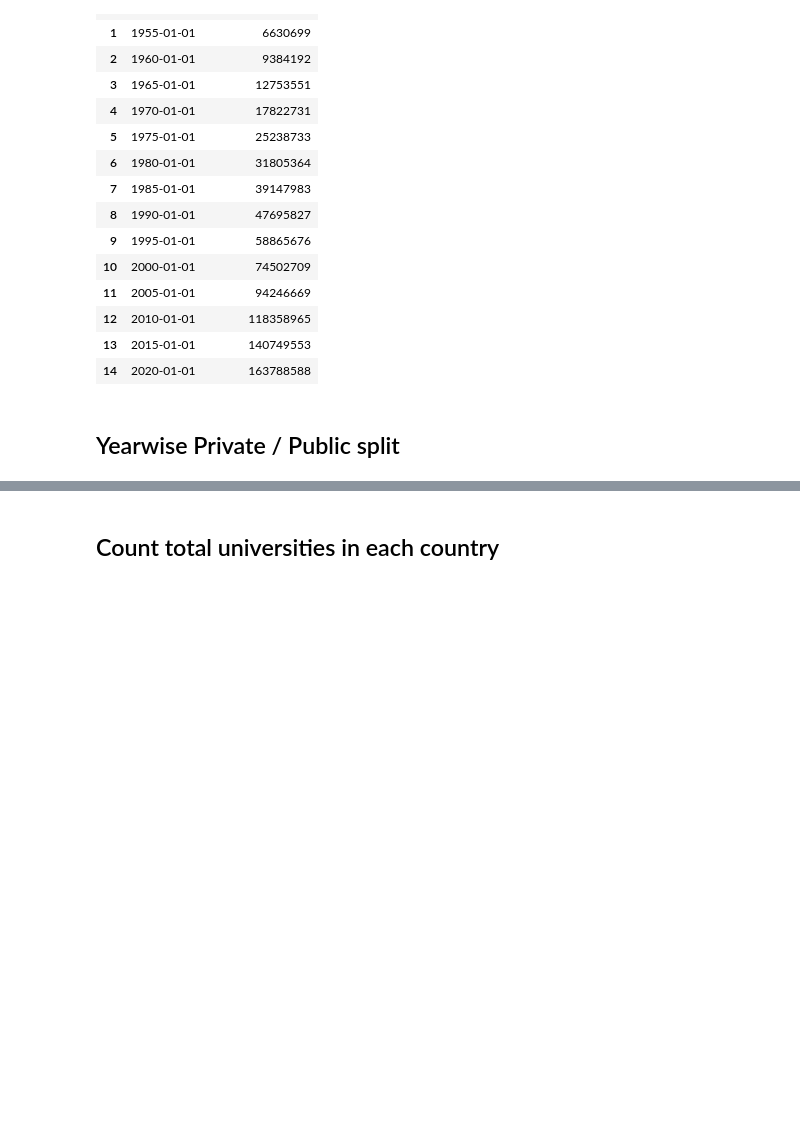
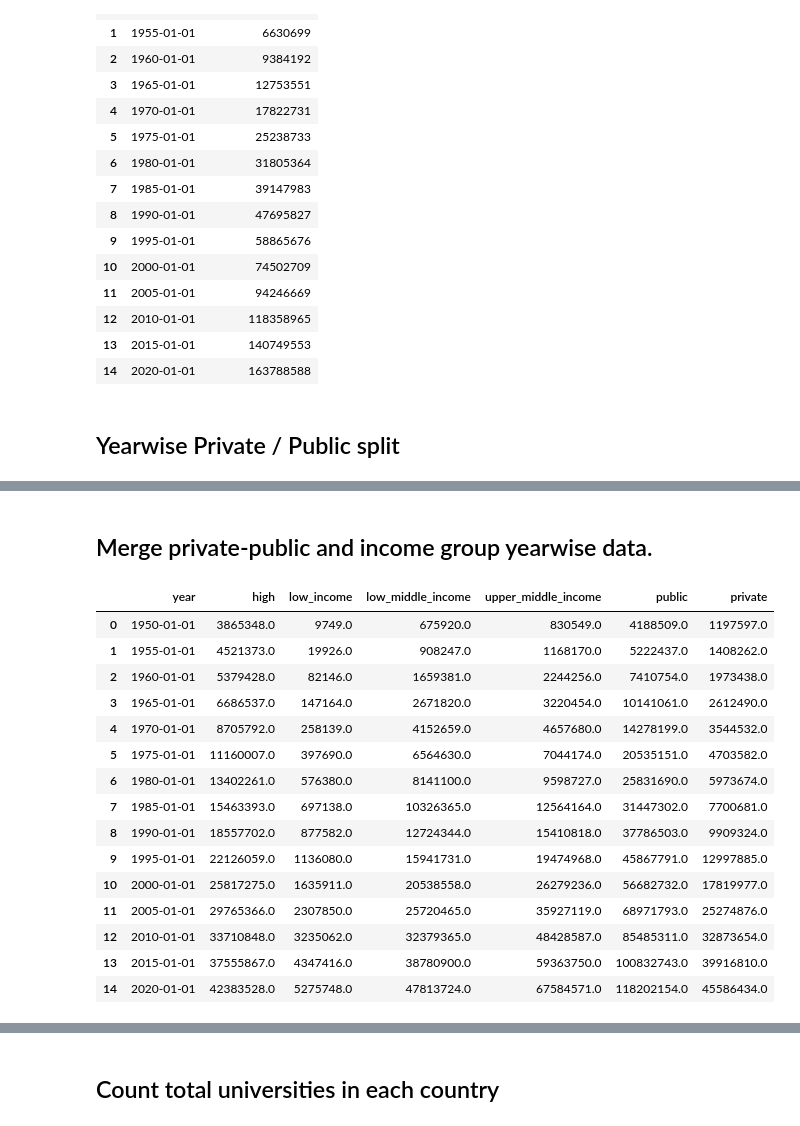
Before and after one commit to hannanmustajab/University-Enrolment-Dashboad-D3.js-, a Jupyter notebook: DV-Preprocessing.ipynb, the cells around one changed output, grey strips where cells are left out. Cells and saved outputs as stored; diff of their text form; code cells hidden in the pictures; blank space fills up the shorter version.

```diff
--- a/DV-Preprocessing.ipynb
+++ b/DV-Preprocessing.ipynb
@@ -242,3 +259,28 @@ private_public_by_year.to_csv('csv/processed/private_by_year.csv',index=False)
+# %% [markdown]
+## Merge private-public and income group yearwise data.
+# %%
+yearwise_merged = pd.merge(income_group_by_year,private_public_by_year,on='year')
+cols_name_map = {'High income':'high','Low income':'low_income','Lower middle income':'low_middle_income','Upper middle income':'upper_middle_income'}
+yearwise_merged = yearwise_merged.rename(columns=cols_name_map)
+#rename the columns
+yearwise_merged.
+# %% [output]
+|  | year | high | low_income | low_middle_income | upper_middle_income | public | private |
+| 0 | 1950-01-01 | 3865348.0 | 9749.0 | 675920.0 | 830549.0 | 4188509.0 | 1197597.0 |
+| 1 | 1955-01-01 | 4521373.0 | 19926.0 | 908247.0 | 1168170.0 | 5222437.0 | 1408262.0 |
+| 2 | 1960-01-01 | 5379428.0 | 82146.0 | 1659381.0 | 2244256.0 | 7410754.0 | 1973438.0 |
+| 3 | 1965-01-01 | 6686537.0 | 147164.0 | 2671820.0 | 3220454.0 | 10141061.0 | 2612490.0 |
+| 4 | 1970-01-01 | 8705792.0 | 258139.0 | 4152659.0 | 4657680.0 | 14278199.0 | 3544532.0 |
+| 5 | 1975-01-01 | 11160007.0 | 397690.0 | 6564630.0 | 7044174.0 | 20535151.0 | 4703582.0 |
+| 6 | 1980-01-01 | 13402261.0 | 576380.0 | 8141100.0 | 9598727.0 | 25831690.0 | 5973674.0 |
+| 7 | 1985-01-01 | 15463393.0 | 697138.0 | 10326365.0 | 12564164.0 | 31447302.0 | 7700681.0 |
+| 8 | 1990-01-01 | 18557702.0 | 877582.0 | 12724344.0 | 15410818.0 | 37786503.0 | 9909324.0 |
+| 9 | 1995-01-01 | 22126059.0 | 1136080.0 | 15941731.0 | 19474968.0 | 45867791.0 | 12997885.0 |
+| 10 | 2000-01-01 | 25817275.0 | 1635911.0 | 20538558.0 | 26279236.0 | 56682732.0 | 17819977.0 |
+| 11 | 2005-01-01 | 29765366.0 | 2307850.0 | 25720465.0 | 35927119.0 | 68971793.0 | 25274876.0 |
+| 12 | 2010-01-01 | 33710848.0 | 3235062.0 | 32379365.0 | 48428587.0 | 85485311.0 | 32873654.0 |
+| 13 | 2015-01-01 | 37555867.0 | 4347416.0 | 38780900.0 | 59363750.0 | 100832743.0 | 39916810.0 |
+| 14 | 2020-01-01 | 42383528.0 | 5275748.0 | 47813724.0 | 67584571.0 | 118202154.0 | 45586434.0 |
 # %%
 df.head()
 # %% [output]
```
Also changed, not shown: parts of 10 cells of this notebook, 3 other files.
